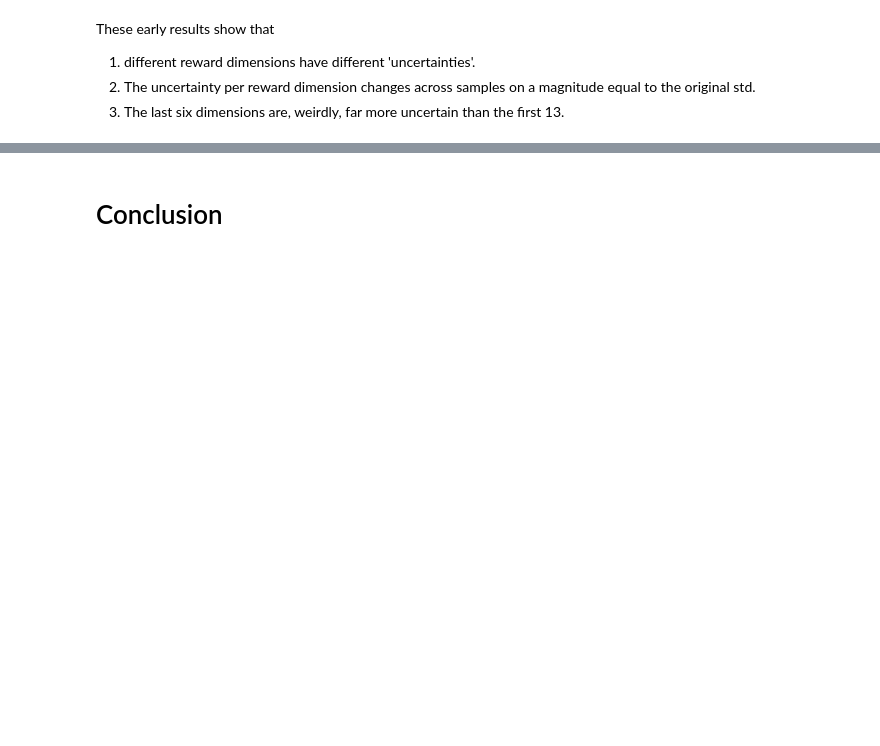
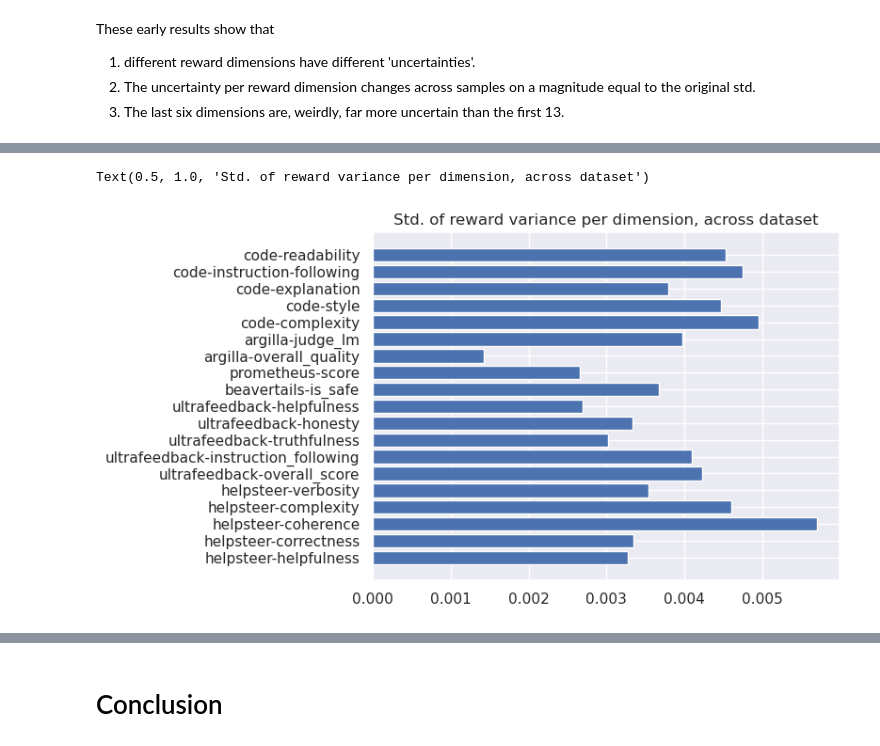
Before and after one commit to sijial430/RLHF-Reward-Modeling, a Jupyter notebook: nbs/experiments/01 Integrating Epinet into Armo Regression.ipynb, the cells around one changed output, grey strips where cells are left out. Cells and saved outputs as stored; diff of their text form; code cells hidden in the pictures; blank space fills up the shorter version.

```diff
--- a/nbs/experiments/01 Integrating Epinet into Armo Regression.ipynb
+++ b/nbs/experiments/01 Integrating Epinet into Armo Regression.ipynb
@@ -508,0 +548,7 @@ These early results show that
+# %%
+plt.barh(dimensional_attributes,
+        std_of_std_per_dimension)
+plt.title("Std. of reward variance per dimension, across dataset")
+# %% [output]
+Text(0.5, 1.0, 'Std. of reward variance per dimension, across dataset')
+[figure, added]
```
Also changed, not shown: parts of 27 cells of this notebook, 1 other file.
